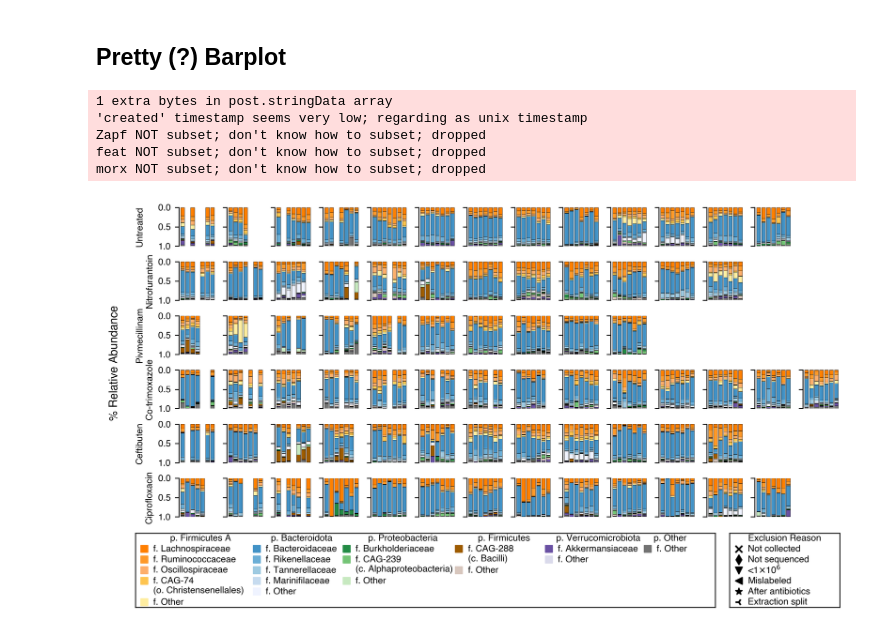
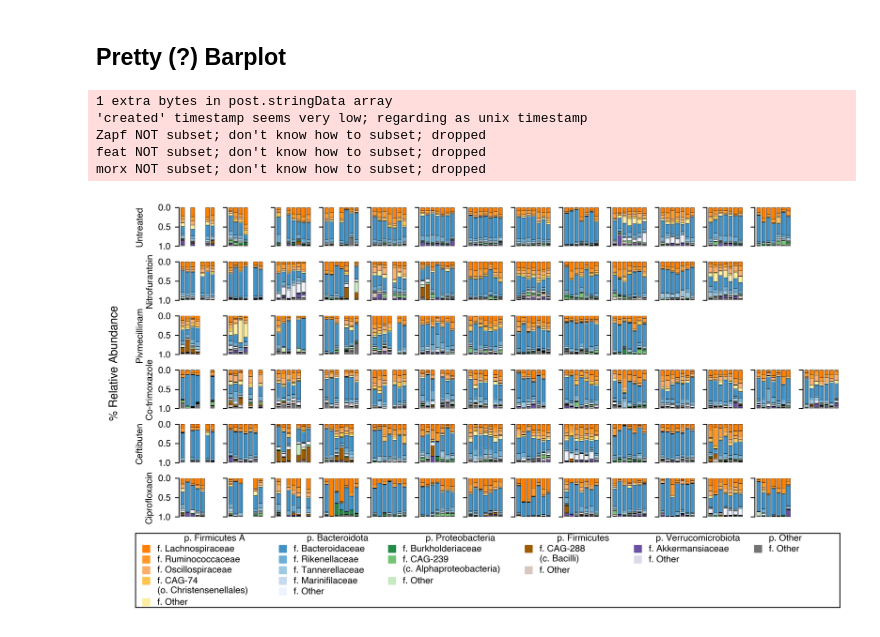
Before and after one commit to jwdebelius/antibiotic_rct_montelin, a Jupyter notebook: ipynb/C.IndividualTaxaTraces.ipynb, the cells around one changed output. Saved outputs shown, nothing was run; the diff lists cells and outputs as text; code cells hidden in the pictures.

```diff
--- a/ipynb/C.IndividualTaxaTraces.ipynb
+++ b/ipynb/C.IndividualTaxaTraces.ipynb
@@ -327,43 +327,33 @@ for i, (abx, abx_track) in enumerate(track_step2.groupby('abx_code2', sort=False
             ax.set_ylabel(abx_name[i], size=8)
 
 axy = figy.add_subplot(1,1,1, facecolor='None')
 axy.xaxis.set_tick_params(**hide_axes)
 axy.yaxis.set_tick_params(**hide_axes)
 axy.text(0.5, 0.5, '% Relative Abundance', size=10,
          rotation=90, ha='center', va='center')
 sn.despine(ax=axy, left=True, right=True, top=True, bottom=True)
 
-figll, figlr = figl.subfigures(1, 2, width_ratios=[5, 1], facecolor='None')
-axll = figll.add_subplot(1,1,1)
+# figll = figl.subfigures(1, 1, width_ratios=[5, 1], facecolor='None')
+axll = figl.add_subplot(1,1,1)
 axll.scatter(x='x', y='y', c='color', marker='s', data=table_fam_avg)
 for fam, [x, y, tidy] in table_fam_avg[['x', 'y', 'tidy']].iterrows():
     axll.text(x=x + 0.1, y=y - 0.4, s=tidy, ha='left', va='top', size=8)
 for phy, x in phylum_avg.items():
     axll.text(x + phylum_off[phy], y=0,
               s=phy.replace("__", '. ').replace("_", ' '),
               ha='center', va='center', size=8)
 axll.set_ylim(6.5, -0.5)
 axll.set_xlim(-0.1, table_fam_avg['x'].max() + 0.75)
 axll.xaxis.set_tick_params(**hide_axes)
 axll.yaxis.set_tick_params(**hide_axes)
 
-axlr = figlr.add_subplot(1,1,1)
-axlr.set_xlim(-0.1, 1.1)
-axlr.set_ylim(axll.get_ylim())
-axlr.xaxis.set_tick_params(**hide_axes)
-axlr.yaxis.set_tick_params(**hide_axes)
-for _, [y, mark, lab] in drop_order.iterrows():
-    axlr.scatter(x=0, y=y, marker=mark, c='k')
-    axlr.text(x=0.1, y=y, s=lab, ha='left', va='center', size=8)
-axlr.text(0.5, 0, 'Exclusion Reason', ha='center', va='center', size=8)
-
 os.makedirs('./output/figures/', exist_ok=True)
 fig.savefig('./output/figures/Figure_S3_indv_taxa.png', dpi=300, facecolor='None')
 fig.savefig('./output/figures/Figure_S3_indv_taxa.pdf', dpi=300, facecolor='None')
 # %% [output]
 1 extra bytes in post.stringData array
 'created' timestamp seems very low; regarding as unix timestamp
 Zapf NOT subset; don't know how to subset; dropped
 feat NOT subset; don't know how to subset; dropped
 morx NOT subset; don't know how to subset; dropped
-[figure, old version]
+[figure, new version]
```
Also changed, not shown: 1 other file.
